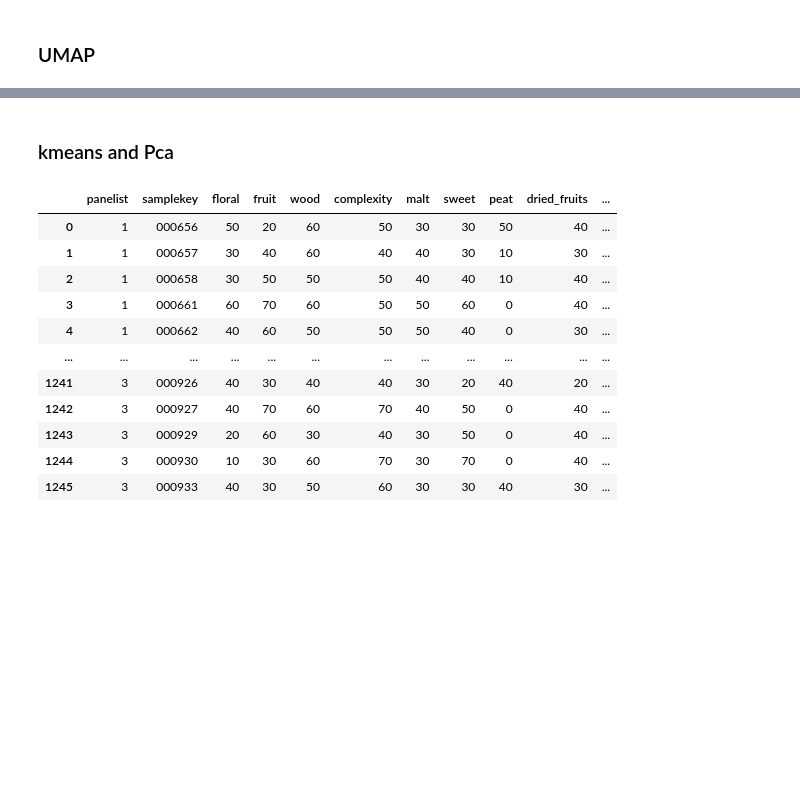
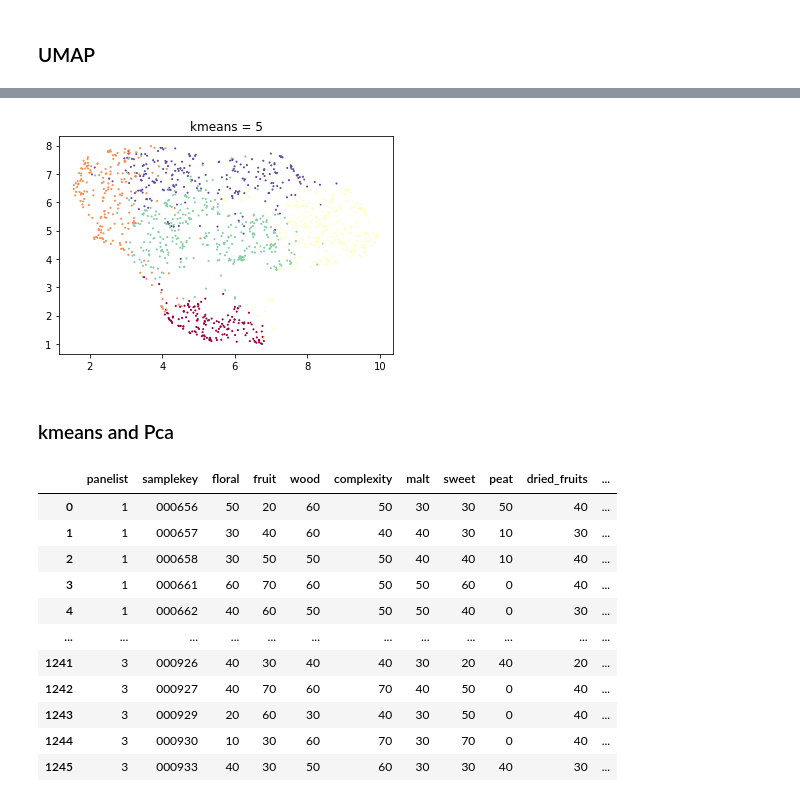
Before and after one commit to rengesf/flavorpred, a Jupyter notebook: clustering.ipynb, the cells around one changed output, grey strips where cells are left out. Saved outputs shown, nothing was run; the diff lists cells and outputs as text; code cells hidden in the pictures; blank space fills up the shorter version.

```diff
--- a/clustering.ipynb
+++ b/clustering.ipynb
@@ -55,3 +63,8 @@ plot_umap(panelist_data, 5)
+# %%
+plt.title("kmeans = 5")
+plot_umap(X_scaled, 5)
+# %% [output]
+[figure, added]
 # %% [markdown]
 ### kmeans and Pca
 # %%
```
Also changed, not shown: parts of 12 cells of this notebook, 15 other files.
